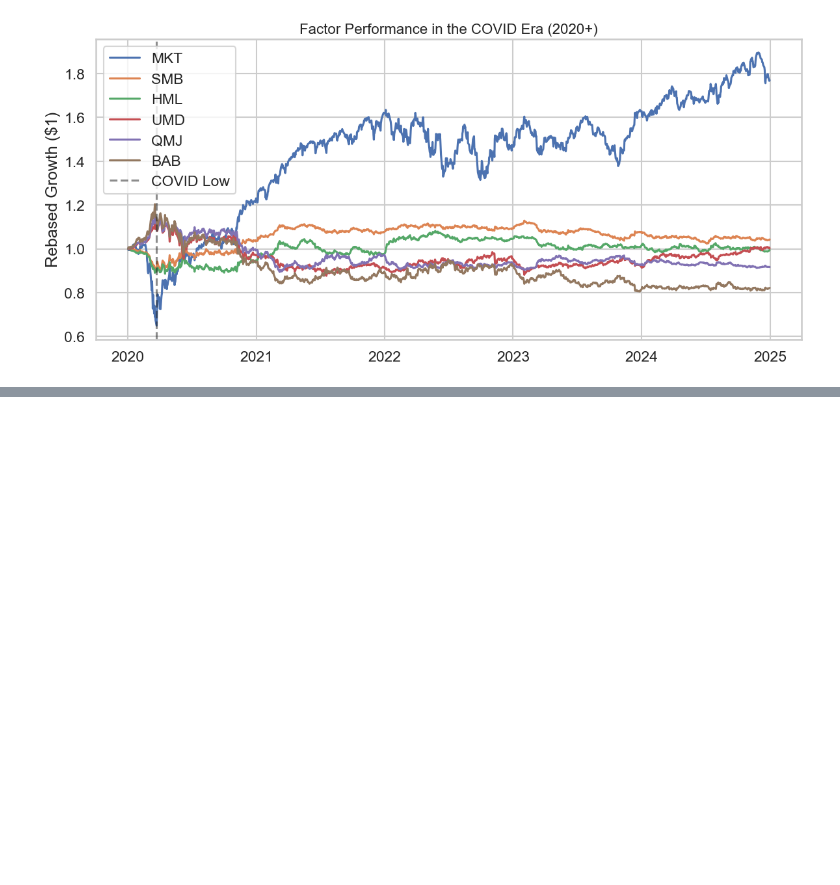
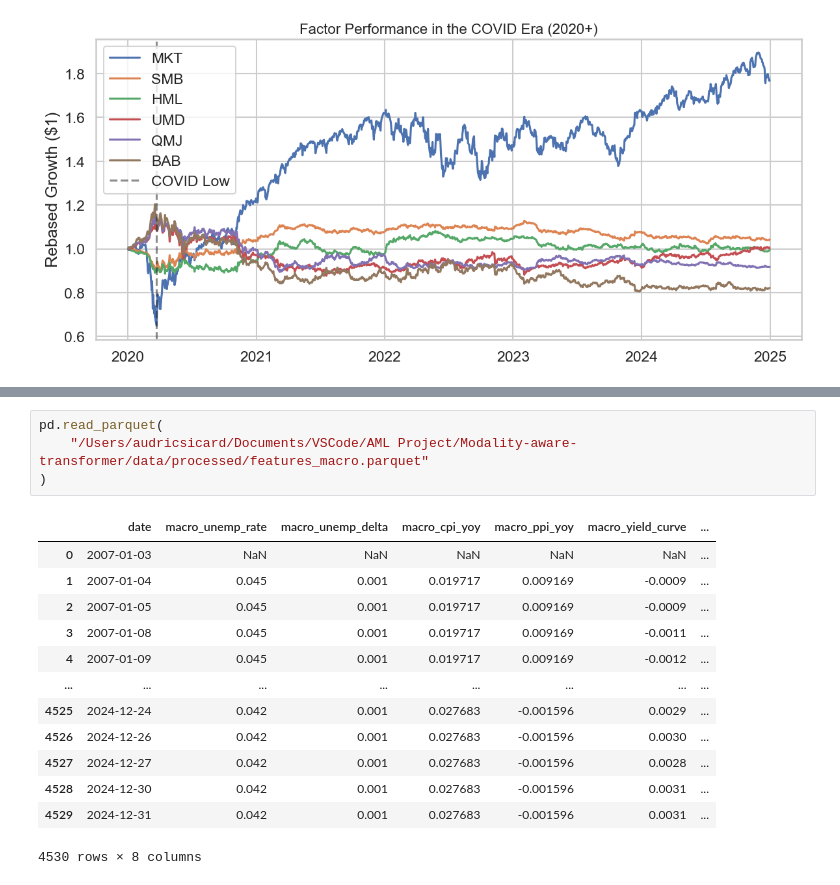
Before and after one commit to BRamesh02/Modality-aware-transformer, a Jupyter notebook: notebooks/test.ipynb, the cells around one changed output, grey strips where cells are left out. Cells and saved outputs as stored; diff of their text form; blank space fills up the shorter version.

```diff
--- a/notebooks/test.ipynb
+++ b/notebooks/test.ipynb
@@ -238,0 +261,18 @@ Factors: ['MKT', 'SMB', 'HML', 'UMD', 'QMJ', 'BAB']
+# %%
+pd.read_parquet(
+    "/Users/audricsicard/Documents/VSCode/AML Project/Modality-aware-transformer/data/processed/features_macro.parquet"
+)
+# %% [output]
+|  | date | macro_unemp_rate | macro_unemp_delta | macro_cpi_yoy | macro_ppi_yoy | macro_yield_curve | ... |
+| 0 | 2007-01-03 | NaN | NaN | NaN | NaN | NaN | ... |
+| 1 | 2007-01-04 | 0.045 | 0.001 | 0.019717 | 0.009169 | -0.0009 | ... |
+| 2 | 2007-01-05 | 0.045 | 0.001 | 0.019717 | 0.009169 | -0.0009 | ... |
+| 3 | 2007-01-08 | 0.045 | 0.001 | 0.019717 | 0.009169 | -0.0011 | ... |
+| 4 | 2007-01-09 | 0.045 | 0.001 | 0.019717 | 0.009169 | -0.0012 | ... |
+| ... | ... | ... | ... | ... | ... | ... | ... |
+| 4525 | 2024-12-24 | 0.042 | 0.001 | 0.027683 | -0.001596 | 0.0029 | ... |
+| 4526 | 2024-12-26 | 0.042 | 0.001 | 0.027683 | -0.001596 | 0.0030 | ... |
+| 4527 | 2024-12-27 | 0.042 | 0.001 | 0.027683 | -0.001596 | 0.0028 | ... |
+| 4528 | 2024-12-30 | 0.042 | 0.001 | 0.027683 | -0.001596 | 0.0031 | ... |
+| 4529 | 2024-12-31 | 0.042 | 0.001 | 0.027683 | -0.001596 | 0.0031 | ... |
+4530 rows × 8 columns
```
Also changed, not shown: parts of 5 cells of this notebook, 13 other files.
